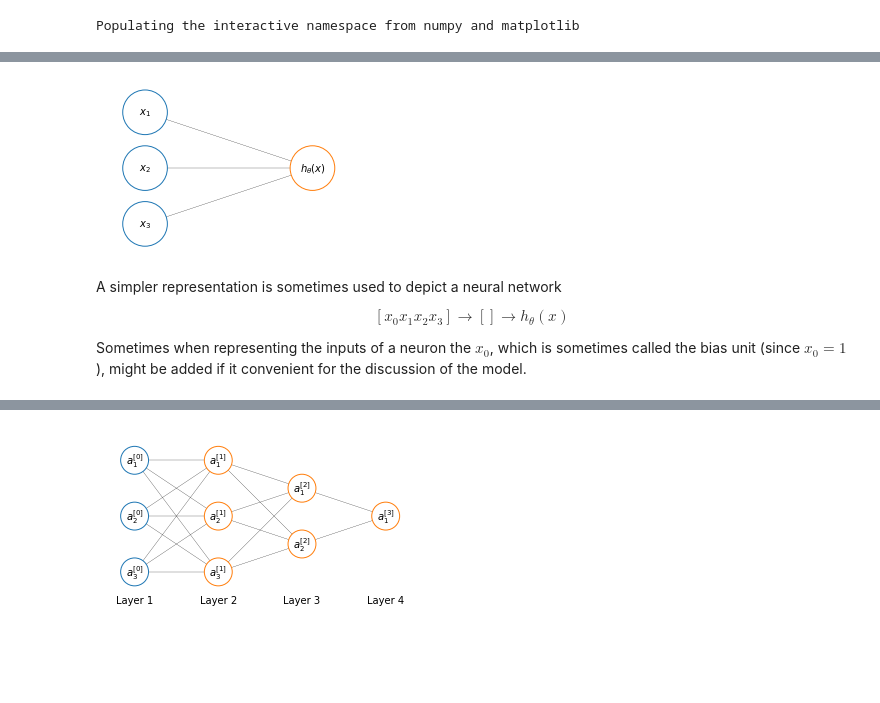
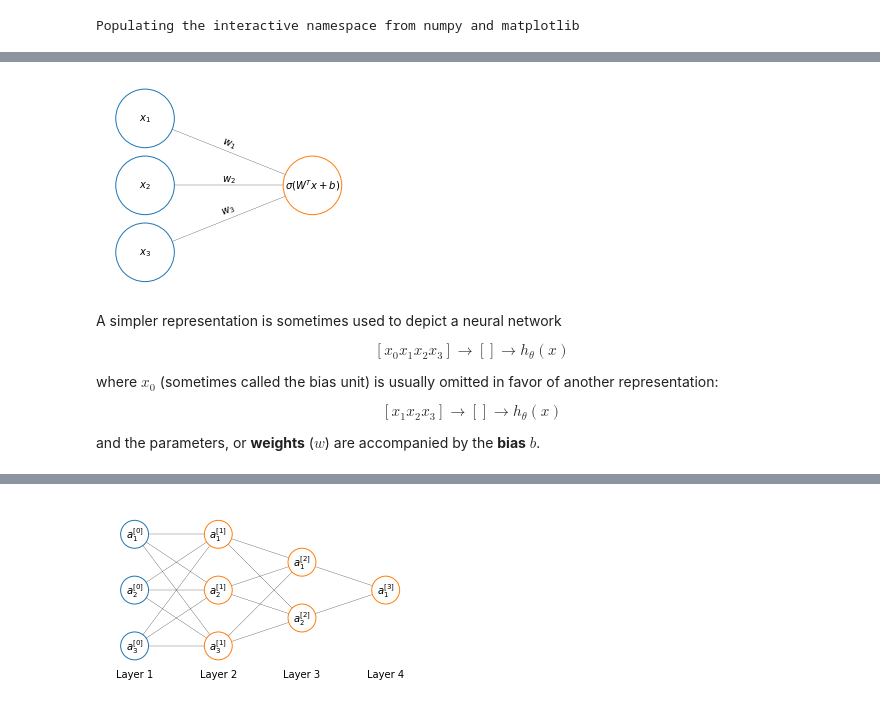
Before and after one commit to marnec/ML, a Jupyter notebook: ML-10-NeuralNetworkModelRepresentation.ipynb, the cells around one changed output, grey strips where cells are left out. Cells and saved outputs as stored; diff of their text form; code cells hidden in the pictures; blank space fills up the shorter version.

```diff
--- a/ML-10-NeuralNetworkModelRepresentation.ipynb
+++ b/ML-10-NeuralNetworkModelRepresentation.ipynb
@@ -22,12 +23,15 @@ In a simplistic way a neuron is a computational unit that receive some input via
 
 A neuron implemented on the computer has a very simple model that mimics the architecture of an anatomical neuron. We're a going to model a neuron as just a logistic unit. The yellow node represents the *body* of the neuron, which is fed input through its *dendrites*, and produces an output $h_\theta(x)$ that is produced by the neuron body, though its **activation function** and transported forward by the neuron *axon*. Where $h_\theta(x)=\frac{1}{1+e^{-\theta^Tx}}$
 # %%
-nodelabels=["$x_1$", "$x_2$", "$x_3$", "$h_\\theta(x)$"]
+nodelabels=["$x_1$", "$x_2$", "$x_3$", r"$\sigma\left(W^Tx+b\right)$"]
+edgelabels=["$w_1$", "$w_2$", "$w_3$"]
 colors=['C0', 'C0', 'C0', 'C1']
-ax, *_ = ann([3, 1], node_labels=nodelabels, node_colors=True, radius=2, height=.5)
+ax, *_ = ann([3, 1], node_labels=nodelabels,
+             edge_labels=edgelabels, node_colors=True,
+             radius=2.5, height=.6, edge_label_spacing=0)
 ax.set_aspect('equal')
 # %% [output]
-[figure, old version]
+[figure, new version]
 # %% [markdown]
 A simpler representation is sometimes used to depict a neural network
 
@@ -35,4 +39,10 @@ $$
 [x_0x_1x_2x_3]\to[]\to h_\theta(x)
 $$
 
-Sometimes when representing the inputs of a neuron the $x_0$, which is sometimes called the bias unit (since $x_0=1$), might be added if it convenient for the discussion of the model.
+where $x_0$ (sometimes called the bias unit) is usually omitted in favor of another representation:
+
+$$
+[x_1x_2x_3]\to[]\to h_\theta(x)
+$$
+
+and the parameters, or **weights** ($w$) are accompanied by the **bias** $b$.
```
Also changed, not shown: parts of 17 cells of this notebook, 10 other files.
